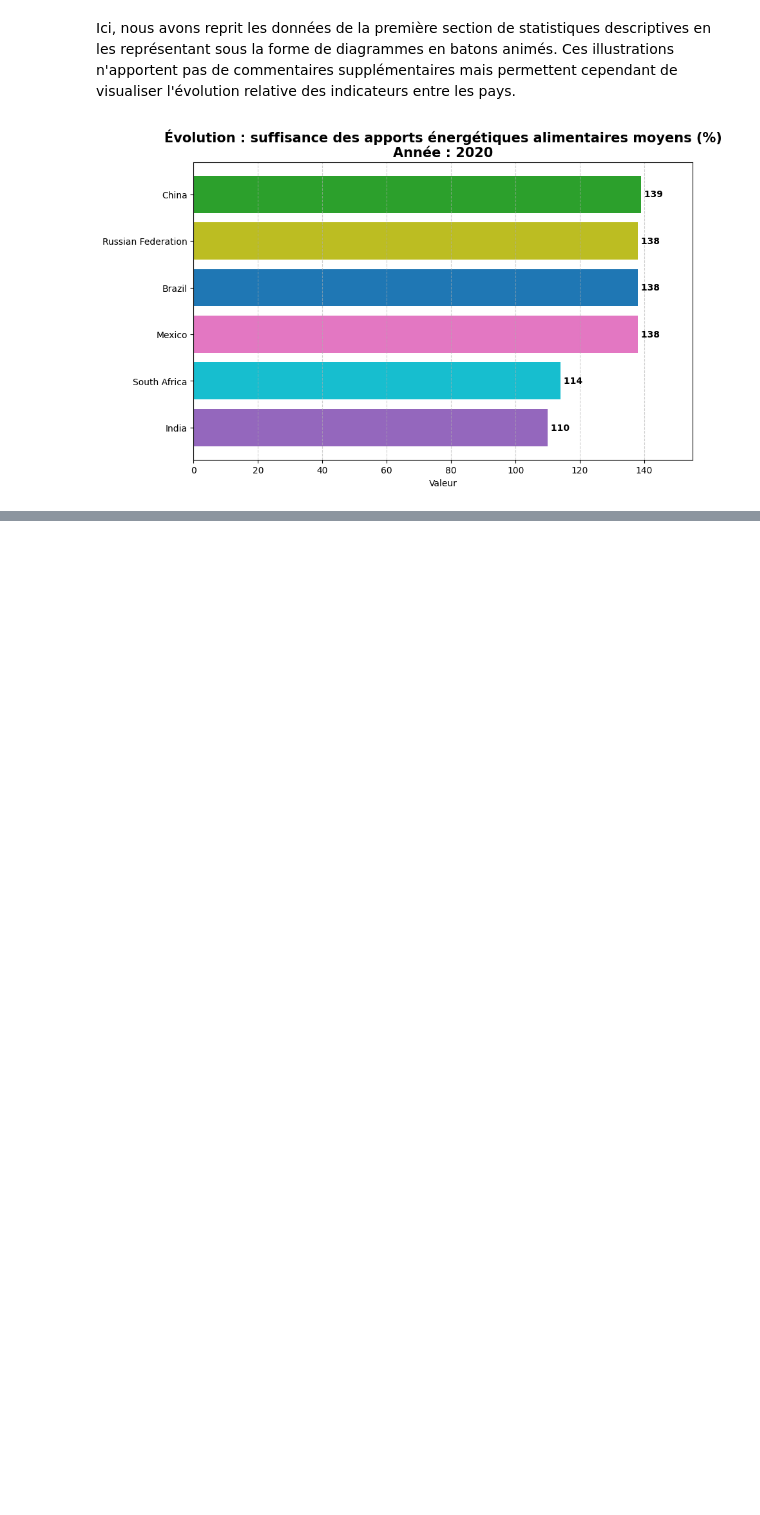
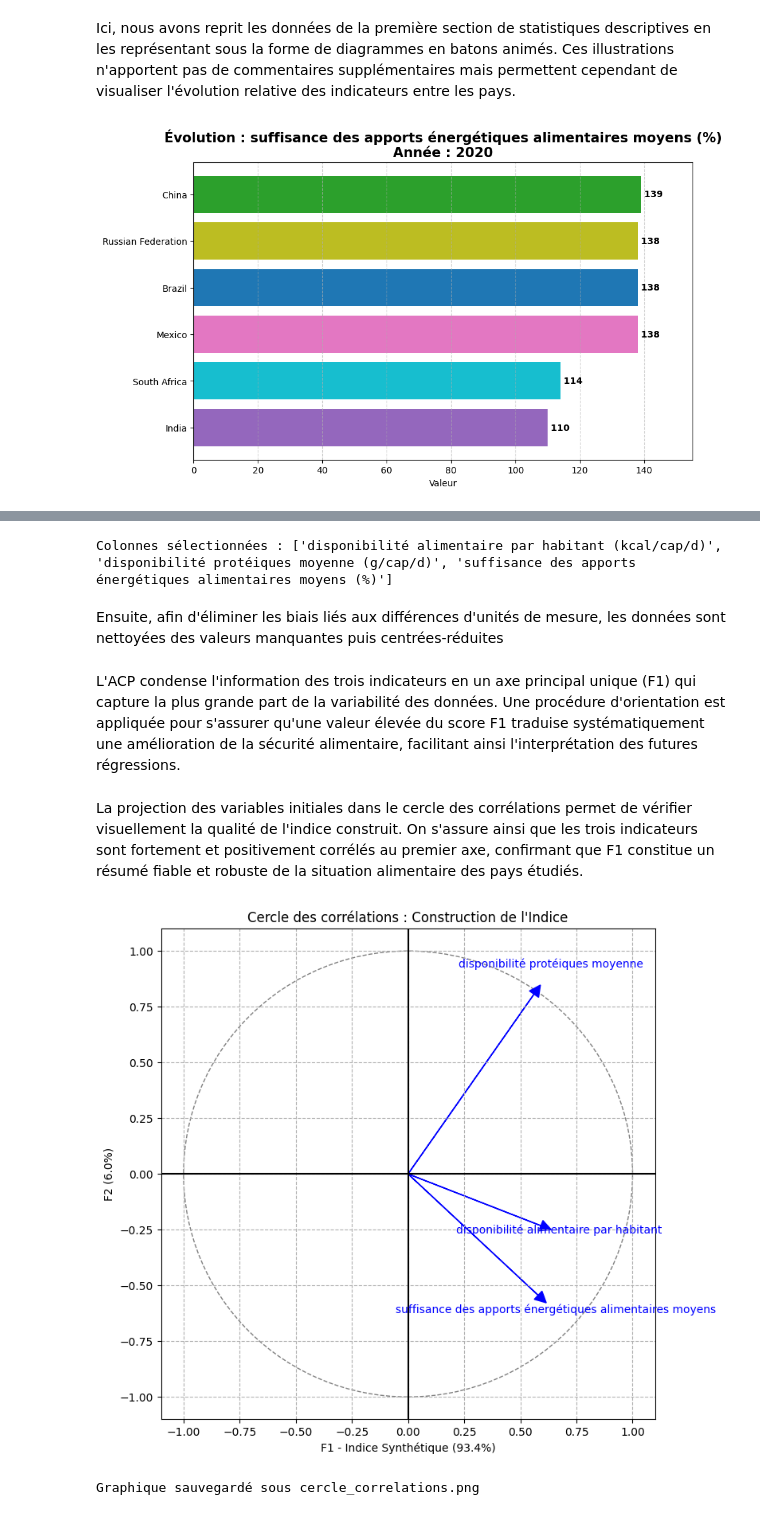
Before and after one commit to yczk9/projet_py4ds_Reis_Crapsky, a Jupyter notebook: Notebook_principal.ipynb, the cells around one changed output, grey strips where cells are left out. Saved outputs shown, nothing was run; the diff lists cells and outputs as text; code cells hidden in the pictures; blank space fills up the shorter version.

```diff
--- a/Notebook_principal.ipynb
+++ b/Notebook_principal.ipynb
@@ -627,0 +507,22 @@ Indicateur_Unite    Pays  Année  PIB par habitant ($)  Score_Securite_Alim_F1
+# %%
+cols_selectionnees = acp.select_acp_columns(data_BRICSAM_pivot)
+# %% [output]
+Colonnes sélectionnées : ['disponibilité alimentaire par habitant (kcal/cap/d)', 'disponibilité protéiques moyenne (g/cap/d)', 'suffisance des apports énergétiques alimentaires moyens (%)']
+# %% [markdown]
+Ensuite, afin d'éliminer les biais liés aux différences d'unités de mesure, les données sont nettoyées des valeurs manquantes puis centrées-réduites
+# %%
+data_clean, X_scaled = acp.preprocess_and_scale(data_BRICSAM_pivot, cols_selectionnees)
+# %% [markdown]
+L'ACP condense l'information des trois indicateurs en un axe principal unique (F1) qui capture la plus grande part de la variabilité des données. Une procédure d'orientation est appliquée pour s'assurer qu'une valeur élevée du score F1 traduise systématiquement une amélioration de la sécurité alimentaire, facilitant ainsi l'interprétation des futures régressions.
+# %%
+data_resultat, mon_pca = acp.run_pca_and_get_scores(data_clean, X_scaled, cols_selectionnees)
+
+# Fusion finale pour retrouver tous les pays/années
+data_final = data_BRICSAM_pivot.combine_first(data_resultat[['Score_Securite_Alim_F1', 'Score_Securite_Alim_F2']])
+# %% [markdown]
+La projection des variables initiales dans le cercle des corrélations permet de vérifier visuellement la qualité de l'indice construit. On s'assure ainsi que les trois indicateurs sont fortement et positivement corrélés au premier axe, confirmant que F1 constitue un résumé fiable et robuste de la situation alimentaire des pays étudiés.
+# %%
+acp.plot_correlation_circle(mon_pca, cols_selectionnees)
+# %% [output]
+[figure, added]
+Graphique sauvegardé sous cercle_correlations.png
```
Also changed, not shown: parts of 30 cells of this notebook, 2 other files.
